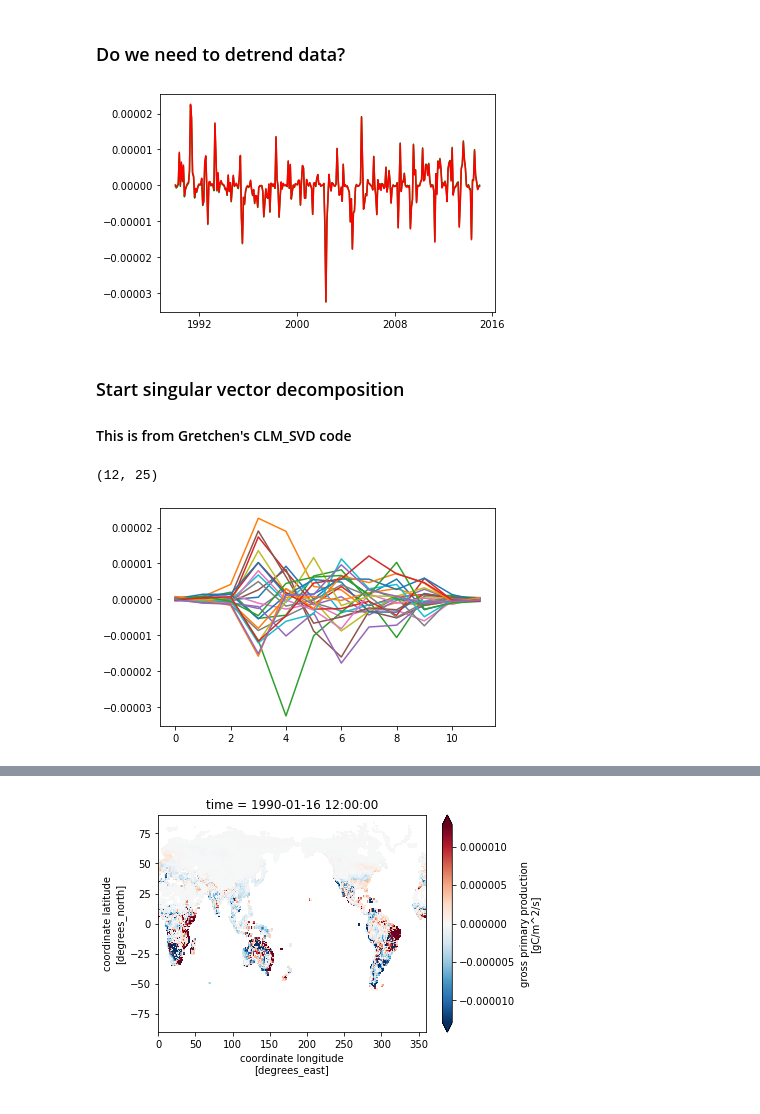
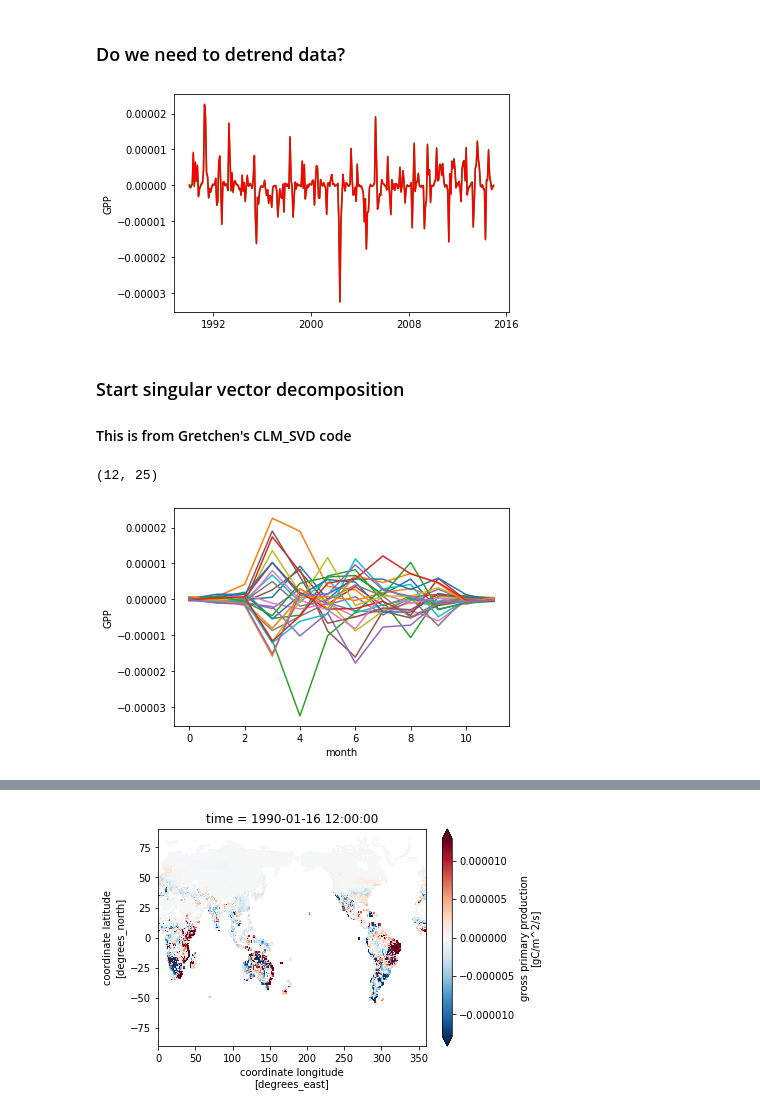
Before and after one commit to NCAR/ctsm_python_gallery, a Jupyter notebook: notebooks/MonthlySVD.ipynb, the cells around one changed output, grey strips where cells are left out. Saved outputs shown, nothing was run; the diff lists cells and outputs as text; code cells hidden in the pictures.

```diff
--- a/notebooks/MonthlySVD.ipynb
+++ b/notebooks/MonthlySVD.ipynb
@@ -23,13 +21,3 @@ import matplotlib.pyplot as plt
 #import cartopy
 #import cartopy.crs as ccrs
 %matplotlib inline
-# %%
-## User defined options
-model = 'CLM5_GSWP3'
-var  = ['GPP','TBOT','SOILWATER_10CM']
-suff = 'lnd/proc/tseries/month_1/'
-path = '/glade/p/cgd/tss/people/oleson/CLM_LAND_ONLY_RELEASE/CLM5/clm50_r270_1deg_GSWP3V1_iso_newpopd_hist/'+suff
-file0 = path + 'clm50_r270_1deg_GSWP3V1_iso_newpopd_hist.clm2.h0.'+ var[0] +'.185001-201412.nc'
-file1 = path + 'clm50_r270_1deg_GSWP3V1_iso_newpopd_hist.clm2.h0.'+ var[1] +'.185001-201412.nc'
-file2 = path + 'clm50_r270_1deg_GSWP3V1_iso_newpopd_hist.clm2.h0.'+ var[2] +'.185001-201412.nc'
-file0
@@ -69 +26,15 @@ Data variables:
+# %%
+## User defined options
+model = 'CLM5_GSWP3'
+variables = ['GPP','TBOT','SOILWATER_10CM']
+pattern = '/glade/p/cgd/tss/people/oleson/CLM_LAND_ONLY_RELEASE/CLM5/clm50_r270_1deg_GSWP3V1_iso_newpopd_hist/'\
+    'lnd/proc/tseries/month_1/clm50_r270_1deg_GSWP3V1_iso_newpopd_hist.clm2.h0.{var}.185001-201412.nc'
+files = [pattern.format(var=var) for var in variables]
+
+# utils.time_set_mid corrects dates, to get Jan of first year
+ds = utils.time_set_mid(xr.open_mfdataset(files, combine='by_coords', decode_times=True), 'time') # combine needed for newer xarray versions
+# %%
+var = variables   #redundant, but we'll keep using this for now because 'var' is used more later on...
+area = ds.area
+landfrac = ds.landfrac
 # %% [markdown]
@@ -88,14 +60,14 @@ plt.plot(ds_ann.time['time'], ds_ann.get(var[0]), '-' );
 # test to see of climatology and anomaly functions see to work appropriately?
 ds_climo = esmlab.core.climatology(ds_last,freq='mon')
 ds_anom = esmlab.core.anomaly(ds_last, clim_freq='mon', time_coord_name='time')
-ds_detrend0 = signal.detrend(ds_anom.get(var[0]))
-ds_detrend1 = signal.detrend(ds_anom.get(var[1]))
-ds_detrend2 = signal.detrend(ds_anom.get(var[2]))
+ds_detrend = ds_anom.get(var).map(signal.detrend)   # still need to use get so detrend works
 
+# JH doesn't like using generic variables here, but
+# I'm going leave this for now, because the analysis may not always focus on GPP.
 plt.plot(ds_last.time['time.month'], ds_last.get(var[0]), 'o' );
 plt.plot(ds_climo.time['time.month'], ds_climo.get(var[0]), '-', lw=3 );
 plt.plot(ds_anom.time['time.month'], ds_anom.get(var[0]), 'o' );
-plt.plot(ds_anom.time['time.month'], ds_detrend0, '*' );
+plt.plot(ds_anom.time['time.month'], ds_detrend.get(var[0]), '*' );
 plt.legend(labels=('raw','climo','anom','detrend_anom'),frameon = False)
 plt.axhline(0, color='black', lw=1);
 plt.ylabel(var[0]);
@@ -124,30 +96,31 @@ plt.ylabel(var[2]);
  ### Do we need to detrend data?
 # %%
 plt.plot(ds_anom.time['time'], ds_anom.get(var[0]), '-',c='green' )
-plt.plot(ds_anom.time['time'], ds_detrend0, '-' ,c='red');
+plt.plot(ds_anom.time['time'], ds_detrend.get(var[0]), '-' ,c='red')
+plt.ylabel(var[0]);
 # %% [output]
-[figure, old version]
+[figure, new version]
 # %% [markdown]
 ### Start singular vector decomposition
 #### This is from Gretchen's CLM_SVD code
 # %%
 # orig. mon x year
 iavmatrix_0 =np.zeros([12, years])
 iavmatrix_1 =np.zeros([12, years])
 iavmatrix_2 =np.zeros([12, years])
 for iyr in range(years):
-    iavmatrix_0[0:12, iyr]=ds_detrend0[iyr*12:(iyr+1)*12] #reshape timeseries vector into a matrix (year x month)
-    iavmatrix_1[0:12, iyr]=ds_detrend1[iyr*12:(iyr+1)*12] #reshape timeseries vector into a matrix (year x month)
-    iavmatrix_2[0:12, iyr]=ds_detrend2[iyr*12:(iyr+1)*12] #reshape timeseries vector into a matrix (year x month)
+    iavmatrix_0[0:12, iyr]=ds_detrend.get(var[0])[iyr*12:(iyr+1)*12] #reshape timeseries vector into a matrix (year x month)
+    iavmatrix_1[0:12, iyr]=ds_detrend.get(var[1])[iyr*12:(iyr+1)*12] #reshape timeseries vector into a matrix (year x month)
+    iavmatrix_2[0:12, iyr]=ds_detrend.get(var[2])[iyr*12:(iyr+1)*12] #reshape timeseries vector into a matrix (year x month)
 
-monthlimits=np.array([0, 31, 28, 31, 30, 31, 30, 31, 31, 30, 31, 30, 31])
-DOYlimits=np.cumsum(monthlimits)
 print(iavmatrix_0.shape)
 
 plt.figure();
-plt.plot(iavmatrix_0) ; #this plots months on x-axis, 1 line/year
+plt.plot(iavmatrix_0) #this plots months on x-axis, 1 line/year
+plt.ylabel(var[0])
+plt.xlabel('month');
 # %% [output]
 (12, 25)
-[figure, old version]
+[figure, new version]
 # %%
 plt.figure();
```
Also changed, not shown: parts of 24 cells of this notebook, 1 other file.
